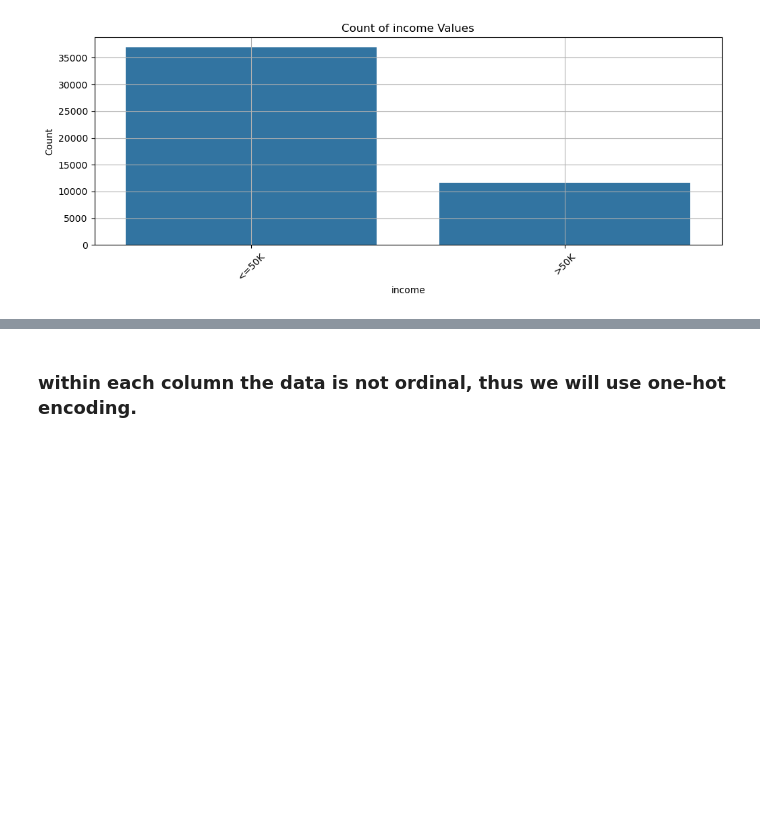
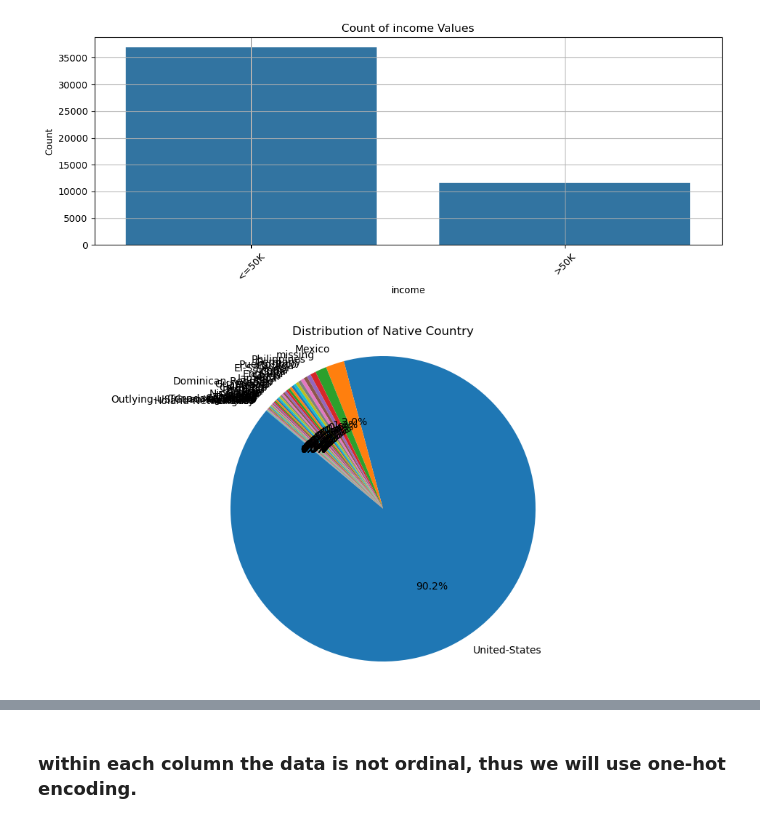
Before and after one commit to ronenhr/2nd_year_project, a Jupyter notebook: Adult_income_project_oreo.ipynb, the cells around one changed output, grey strips where cells are left out. Cells and saved outputs as stored; diff of their text form; code cells hidden in the pictures; blank space fills up the shorter version.

```diff
--- a/Adult_income_project_oreo.ipynb
+++ b/Adult_income_project_oreo.ipynb
@@ -522,3 +505,12 @@ for column in categorical_columns:
 [figure]
 [figure]
 [figure]
+# %%
+#plotting the pie chart of native-country column
+plt.figure(figsize=(12, 6))
+plt.pie(df['native-country'].value_counts(), labels=df['native-country'].value_counts().index, autopct='%1.1f%%', startangle=140)
+plt.title('Distribution of Native Country')
+plt.axis('equal')  # Equal aspect ratio ensures that pie chart is circular.
+plt.show()
+# %% [output]
+[figure, added]
```
Also changed, not shown: parts of 40 cells of this notebook.
